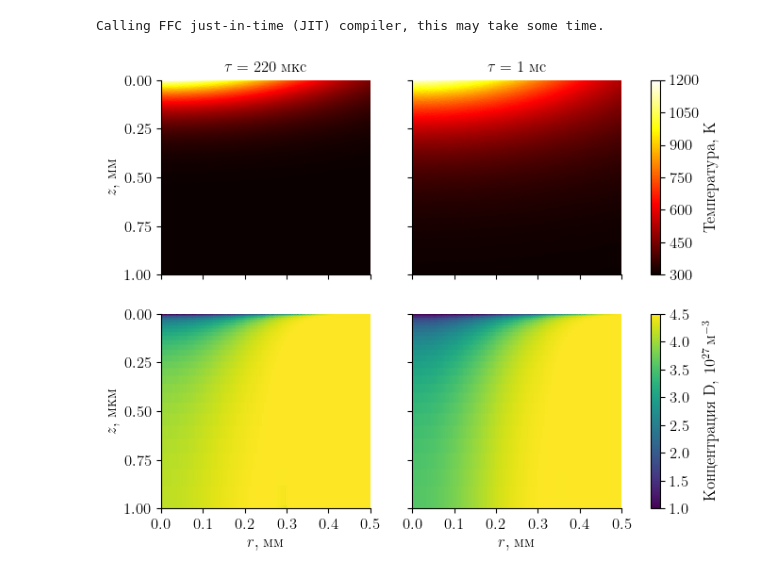
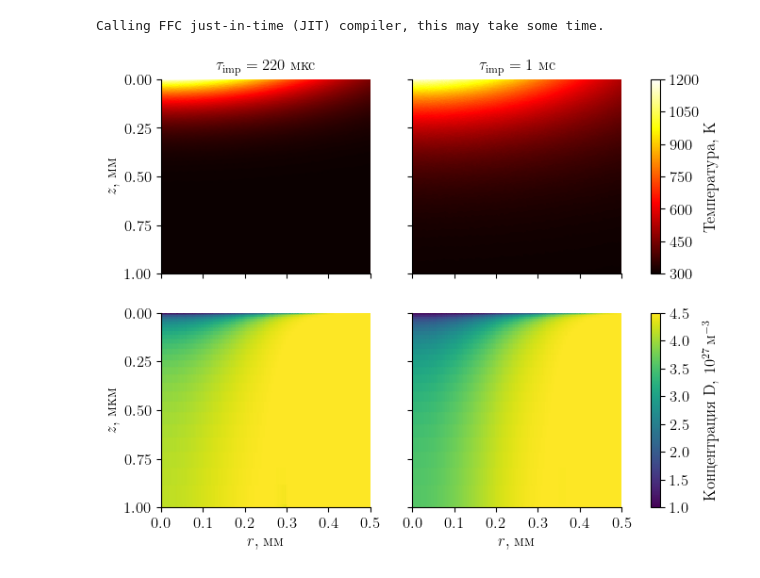
Before and after one commit to KulaginVladimir/PhD, a Jupyter notebook: Scripts/Chapter_4/LID_validation/LID_validation.ipynb, the cells around one changed output. Cells and saved outputs as stored; diff of their text form; code cells hidden in the pictures.

```diff
--- a/Scripts/Chapter_4/LID_validation/LID_validation.ipynb
+++ b/Scripts/Chapter_4/LID_validation/LID_validation.ipynb
@@ -3,7 +3,7 @@
 # %% [markdown]
 Validation of LID is made against the experimental results obtained by the O. Medvedev et al. at Ioffe Institute. The results of validation were initially presented at OSSFE 2025 and they can be found in the [Git repository](https://github.com/KulaginVladimir/LID-validation). However, some experimental details we clarified since then, so minor updates were made in modeilling. The updated results are presented here with all scripts to reproduce them.
 # %%
-path = "/mnt/X/PhD_data/LID/"
+path = "/mnt/x/PhD_data/LID/"
 # %% [markdown]
 ## Libraries
 # %%
@@ -528,33 +530,33 @@ axs[1, 1].tripcolor(mesh, retention_1ms / 1e27, vmin=1, vmax=4.5, shading="goura
 
 cb = fig.colorbar(
     pcf_r,
     ax=axs[1, :],
     orientation="vertical",
     ticks=[1, 1.5, 2, 2.5, 3, 3.5, 4, 4.5],
 )
 cb.set_label(r"Концентрация D, $\SI{e27}{\text{м}^{-3}}$", labelpad=11.3)
 
 axs[0, 0].set_ylim(1 - 1e3, 1)
 axs[0, 0].set_yticks([-1000, -750, -500, -250, 0])
 axs[0, 0].set_yticklabels(["1.00", "0.75", "0.50", "0.25", "0.00"])
 axs[0, 0].set_ylabel(r"$z$, мм")
 axs[1, 0].set_ylabel(r"$z$, мкм")
 
 axs[1, 0].set_yticks([0, 0.25, 0.5, 0.75, 1.0])
 axs[1, 0].set_yticklabels(["1.00", "0.75", "0.50", "0.25", "0.00"])
 
 axs[1, 0].set_xlabel(r"$r$, мм")
 axs[1, 1].set_xlabel(r"$r$, мм")
 axs[1, 0].set_ylim(0.0, 1.0)
 axs[1, 0].set_xlim(0.0, 0.5)
-axs[0, 1].set_title(r"$\tau=1$ мс", fontsize=12)
-axs[0, 0].set_title(r"$\tau=220$ мкс", fontsize=12)
+axs[0, 1].set_title(r"$\tau_\mathrm{imp}=1$ мс", fontsize=12)
+axs[0, 0].set_title(r"$\tau_\mathrm{imp}=220$ мкс", fontsize=12)
 axs[1, 0].set_xticks([0, 0.1, 0.2, 0.3, 0.4, 0.5])
 
 fig.align_ylabels()
 plt.savefig(
     "../../../Thesis/images/LID_2D.png", bbox_inches="tight", pad_inches=0.01, dpi=600
 )
 plt.show()
 # %% [output]
-[figure, old version]
+[figure, new version]
```
Also changed, not shown: parts of 1 cell of this notebook, 27 other files.
